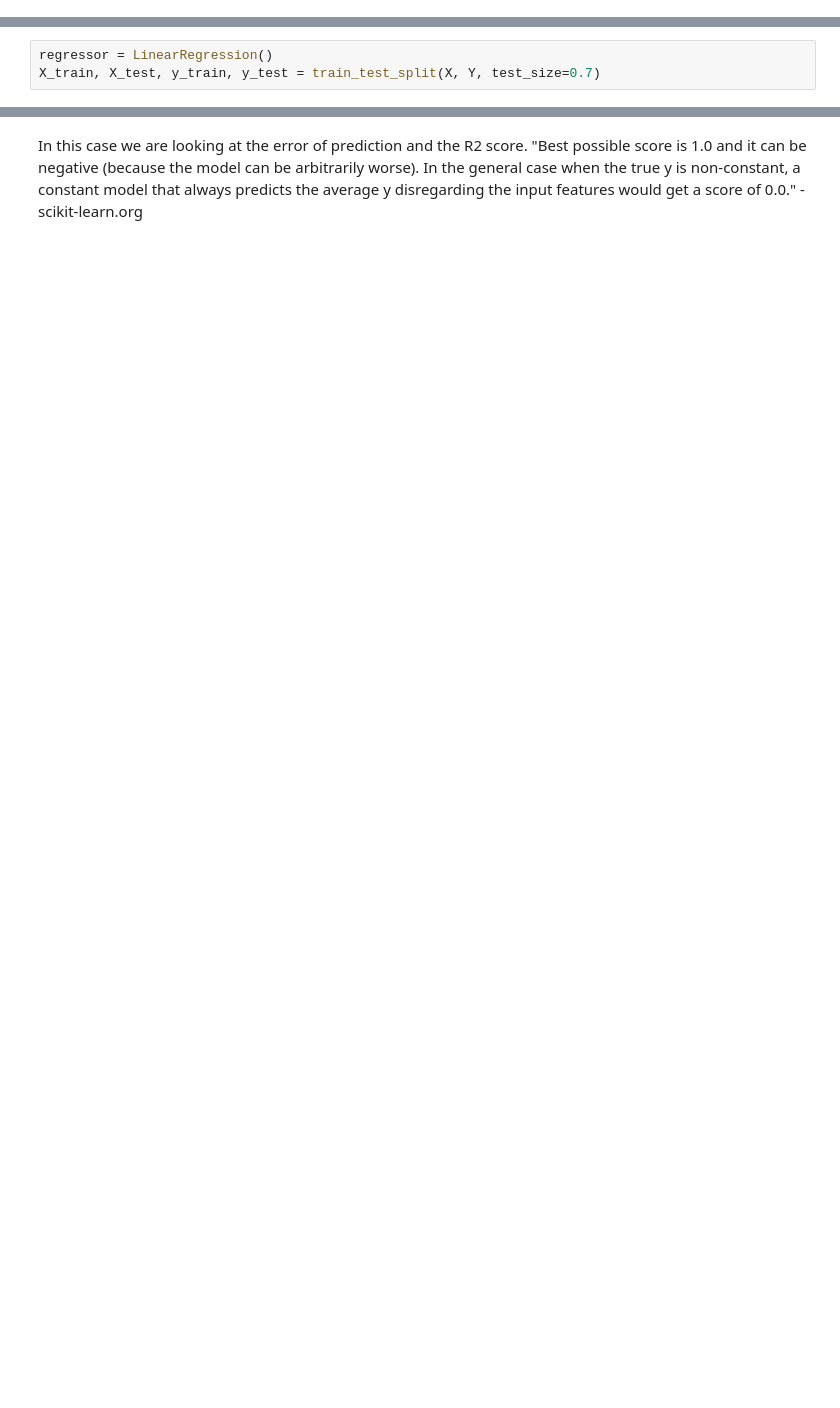
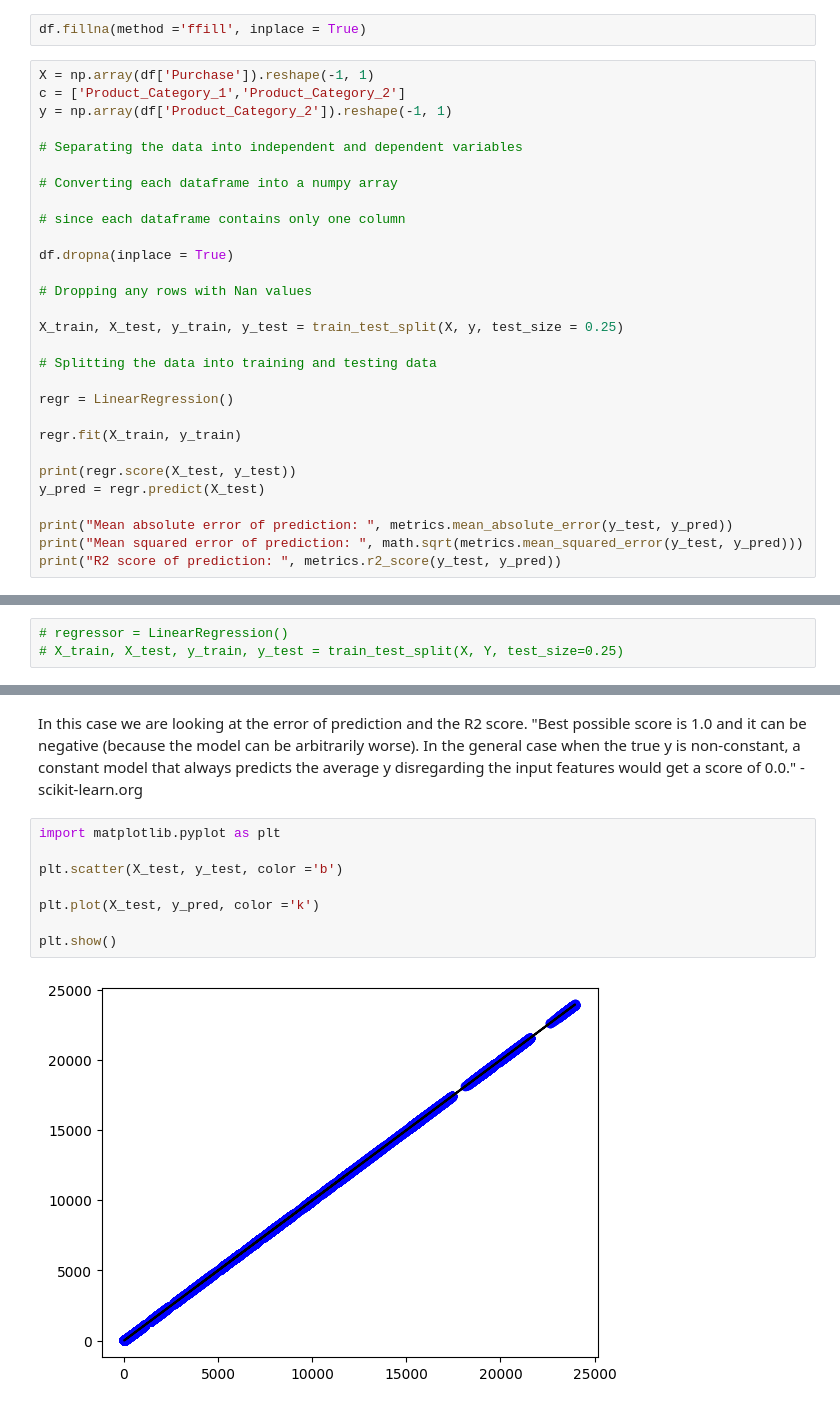
Before and after one commit to gelmisb/Modelling-using-text-mining-algorithms, a Jupyter notebook: Sales_analysis.ipynb, the cells around one changed output, grey strips where cells are left out. Drawn from its saved outputs; the diff is of its cells as text; blank space fills up the shorter version.

```diff
--- a/Sales_analysis.ipynb
+++ b/Sales_analysis.ipynb
@@ -216,3 +202,34 @@ Now the dataset has to be split into several different categories:
 
 X_train, Y_train - these bins are for training dat, where we will use this data with the model to try and fit the values
 X_test, Y_test - are the bins which will be tested against, i.e., we will check whether or not the model has managed to learn about the values and then predict them.
+# %%
+df.fillna(method ='ffill', inplace = True)
+# %%
+X = np.array(df['Purchase']).reshape(-1, 1)
+c = ['Product_Category_1','Product_Category_2']
+y = np.array(df['Product_Category_2']).reshape(-1, 1)
+
+# Separating the data into independent and dependent variables
+
+# Converting each dataframe into a numpy array
+
+# since each dataframe contains only one column
+
+df.dropna(inplace = True)
+
+# Dropping any rows with Nan values
+
+X_train, X_test, y_train, y_test = train_test_split(X, y, test_size = 0.25)
+
+# Splitting the data into training and testing data
+
+regr = LinearRegression()
+
+regr.fit(X_train, y_train)
+
+print(regr.score(X_test, y_test))
+y_pred = regr.predict(X_test)
+
+print("Mean absolute error of prediction: ", metrics.mean_absolute_error(y_test, y_pred))
+print("Mean squared error of prediction: ", math.sqrt(metrics.mean_squared_error(y_test, y_pred)))
+print("R2 score of prediction: ", metrics.r2_score(y_test, y_pred))
@@ -219,3 +257,3 @@ X_test, Y_test - are the bins which will be tested against, i.e., we will check
 # %%
-regressor = LinearRegression()
-X_train, X_test, y_train, y_test = train_test_split(X, Y, test_size=0.7)
+# regressor = LinearRegression()
+# X_train, X_test, y_train, y_test = train_test_split(X, Y, test_size=0.25)
@@ -237,3 +279,13 @@ print(math.sqrt(metrics.mean_squared_error(y_test, y_pred)))
 # %% [markdown]
 In this case we are looking at the error of prediction and the R2 score. "Best possible score is 1.0 and it can be negative (because the model can be arbitrarily worse). In the general case when the true y is non-constant, a constant model that always predicts the average y disregarding the input features would get a
  score of 0.0." - scikit-learn.org
+# %%
+import matplotlib.pyplot as plt
+
+plt.scatter(X_test, y_test, color ='b')
+
+plt.plot(X_test, y_pred, color ='k')
+
+plt.show()
+# %% [output]
+[figure, added]
```
Also changed, not shown: parts of 7 cells of this notebook.
